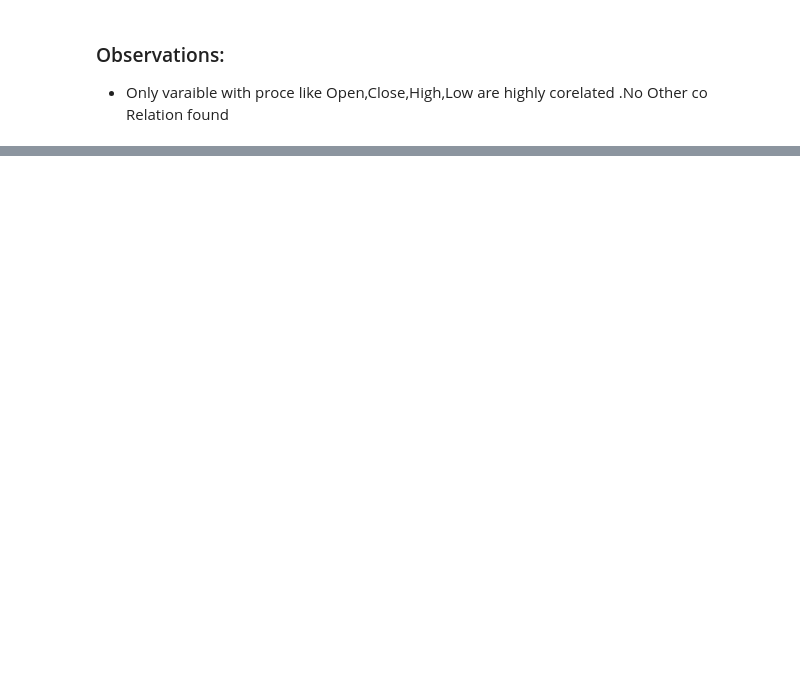
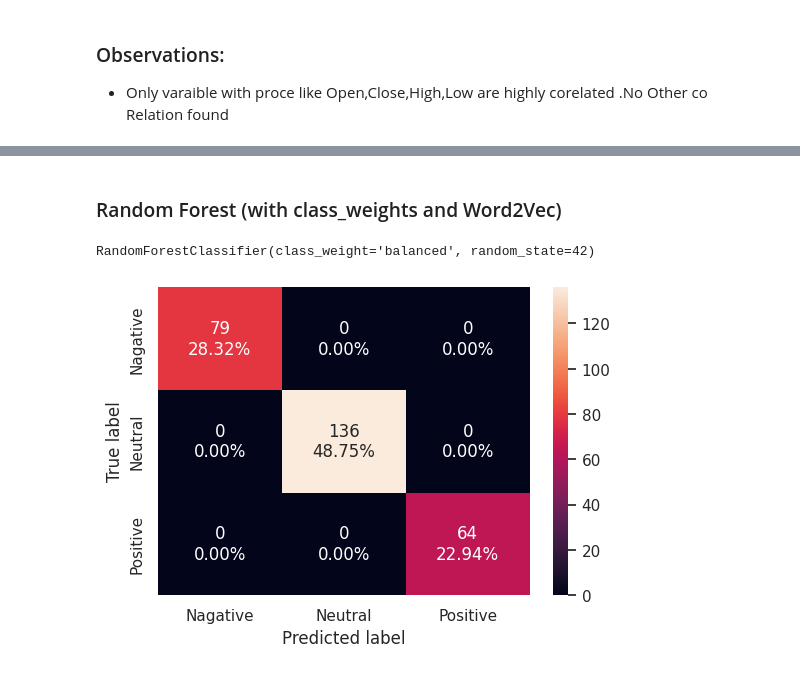
Before and after one commit to Rajesh2015/Credit-Card-Transaction-Sql-Analysis, a Jupyter notebook: IP_Stock_Market_News_Sentiment_Analysis_and_Summarization_Solution.ipynb, the cells around one changed output, grey strips where cells are left out. Saved outputs shown, nothing was run; the diff lists cells and outputs as text; code cells hidden in the pictures; blank space fills up the shorter version.

```diff
--- a/IP_Stock_Market_News_Sentiment_Analysis_and_Summarization_Solution.ipynb
+++ b/IP_Stock_Market_News_Sentiment_Analysis_and_Summarization_Solution.ipynb
@@ -631,0 +1153,11 @@ sns.pairplot(data=data,hue='sentiment_label',palette=pellete);
+# %% [markdown]
+### Random Forest (with class_weights and Word2Vec)
+# %%
+rf_word2vec_balanced = RandomForestClassifier(class_weight="balanced", random_state=42)
+rf_word2vec_balanced.fit(X_train_word2vec, y_train_word2vec)
+# %% [output]
+RandomForestClassifier(class_weight='balanced', random_state=42)
+# %%
+confusion_matrix_sklearn(rf_word2vec_balanced, X_train_word2vec, y_train_word2vec)
+# %% [output]
+[figure, added]
```
Also changed, not shown: parts of 125 cells of this notebook.
